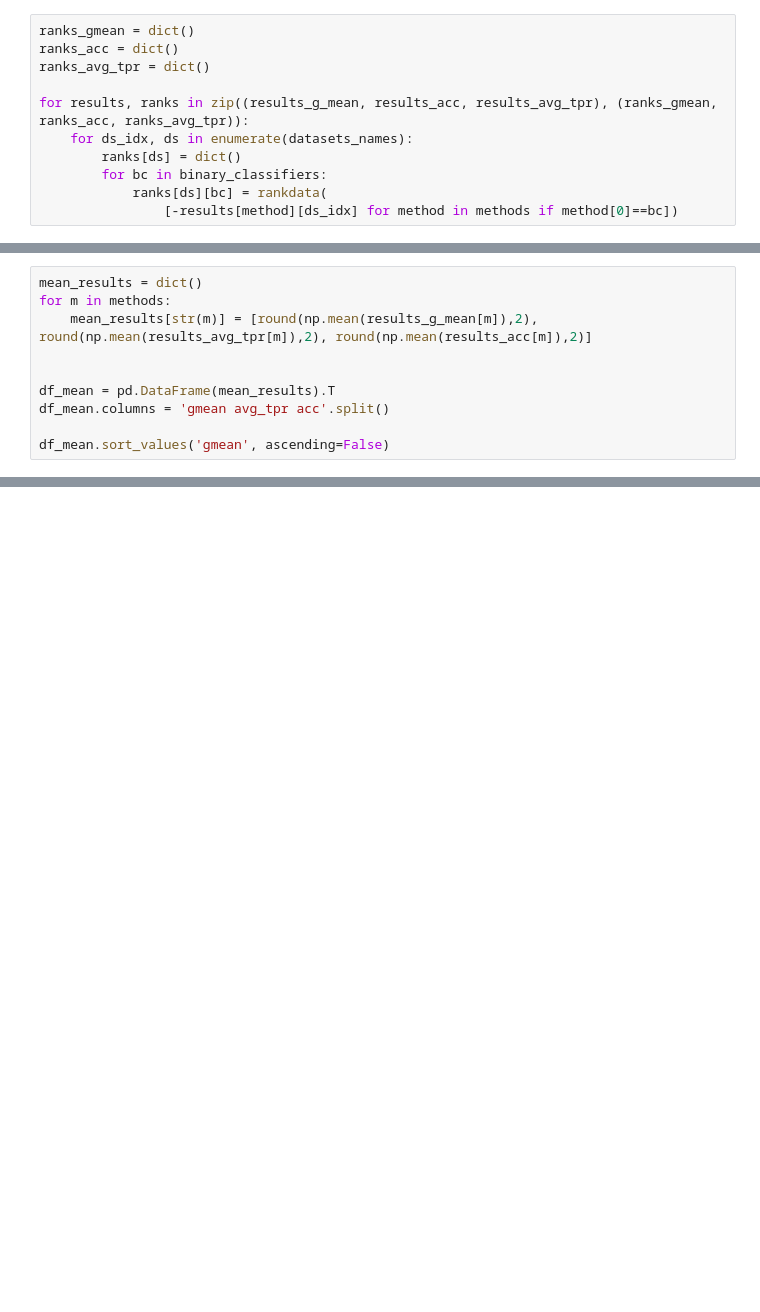
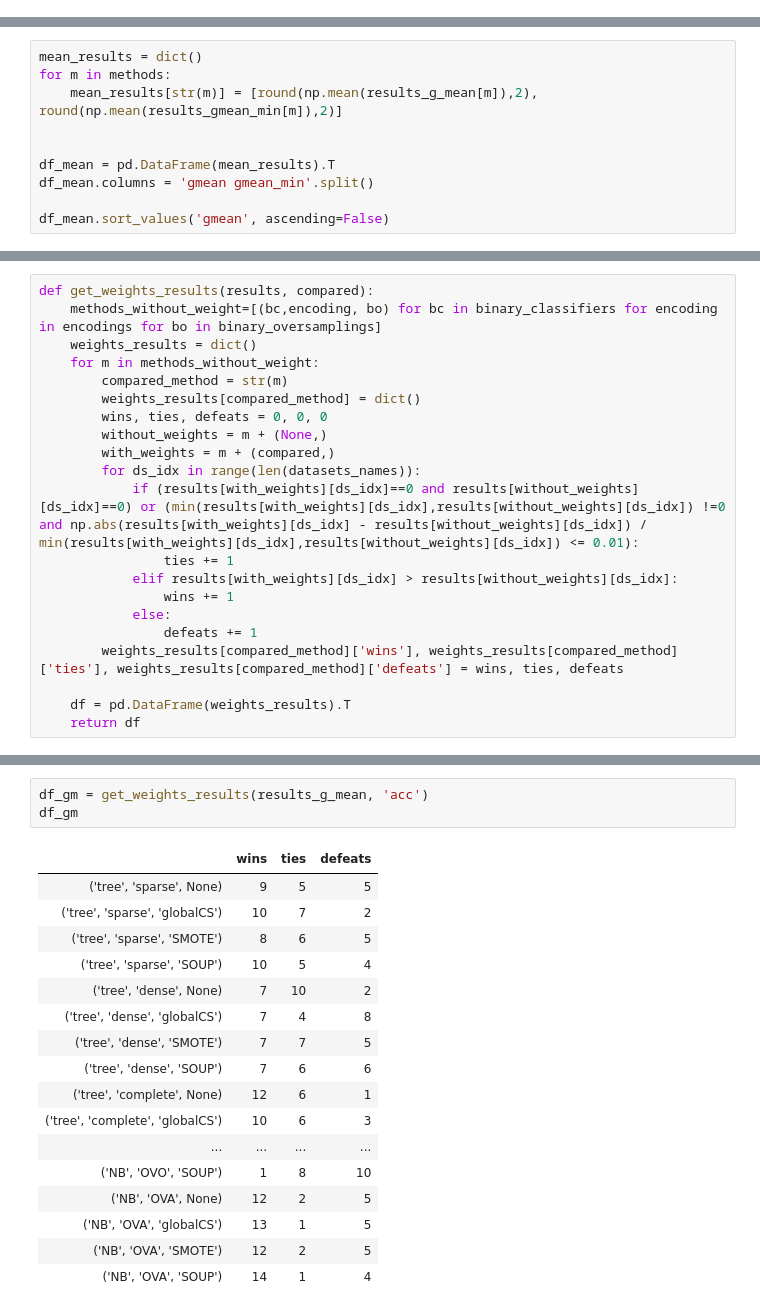
Before and after one commit to damianhorna/multi-imbalance, a Jupyter notebook: benchmarks/ensemble/ecoc.ipynb, the cells around one changed output, grey strips where cells are left out. Saved outputs shown, nothing was run; the diff lists cells and outputs as text; blank space fills up the shorter version.

```diff
--- a/benchmarks/ensemble/ecoc.ipynb
+++ b/benchmarks/ensemble/ecoc.ipynb
@@ -115,11 +154,0 @@ df_avg_tpr
-# %%
-ranks_gmean = dict()
-ranks_acc = dict()
-ranks_avg_tpr = dict()
-
-for results, ranks in zip((results_g_mean, results_acc, results_avg_tpr), (ranks_gmean, ranks_acc, ranks_avg_tpr)):
-    for ds_idx, ds in enumerate(datasets_names):
-        ranks[ds] = dict()
-        for bc in binary_classifiers:
-            ranks[ds][bc] = rankdata(
-                [-results[method][ds_idx] for method in methods if method[0]==bc])
@@ -163,10 +257,10 @@ df3.T.sort_values('CART')
 # %%
 mean_results = dict()
 for m in methods:
-    mean_results[str(m)] = [round(np.mean(results_g_mean[m]),2), round(np.mean(results_avg_tpr[m]),2), round(np.mean(results_acc[m]),2)]
+    mean_results[str(m)] = [round(np.mean(results_g_mean[m]),2), round(np.mean(results_gmean_min[m]),2)]
 
 
 df_mean = pd.DataFrame(mean_results).T
-df_mean.columns = 'gmean avg_tpr acc'.split()
+df_mean.columns = 'gmean gmean_min'.split()
 
 df_mean.sort_values('gmean', ascending=False)
@@ -172,0 +285,21 @@ df_mean.sort_values('gmean', ascending=False)
+# %%
+def get_weights_results(results, compared):
+    methods_without_weight=[(bc,encoding, bo) for bc in binary_classifiers for encoding in encodings for bo in binary_oversamplings]
+    weights_results = dict()
+    for m in methods_without_weight:
+        compared_method = str(m)
+        weights_results[compared_method] = dict()
+        wins, ties, defeats = 0, 0, 0
+        without_weights = m + (None,)
+        with_weights = m + (compared,)
+        for ds_idx in range(len(datasets_names)):
+            if (results[with_weights][ds_idx]==0 and results[without_weights][ds_idx]==0) or (min(results[with_weights][ds_idx],results[without_weights][ds_idx]) !=0 and np.abs(results[with_weights][ds_idx] - results[without_weights][ds_idx]) / min(results[with_weights][ds_idx],results[without_weights][ds_idx]) <= 0.01):
+                ties += 1
+            elif results[with_weights][ds_idx] > results[without_weights][ds_idx]:
+                wins += 1
+            else:
+                defeats += 1
+        weights_results[compared_method]['wins'], weights_results[compared_method]['ties'], weights_results[compared_method]['defeats'] = wins, ties, defeats
+
+    df = pd.DataFrame(weights_results).T
+    return df
@@ -172,0 +310,21 @@ df_mean.sort_values('gmean', ascending=False)
+# %%
+df_gm = get_weights_results(results_g_mean, 'acc')
+df_gm
+# %% [output]
+|  | wins | ties | defeats |
+| ('tree', 'sparse', None) | 9 | 5 | 5 |
+| ('tree', 'sparse', 'globalCS') | 10 | 7 | 2 |
+| ('tree', 'sparse', 'SMOTE') | 8 | 6 | 5 |
+| ('tree', 'sparse', 'SOUP') | 10 | 5 | 4 |
+| ('tree', 'dense', None) | 7 | 10 | 2 |
+| ('tree', 'dense', 'globalCS') | 7 | 4 | 8 |
+| ('tree', 'dense', 'SMOTE') | 7 | 7 | 5 |
+| ('tree', 'dense', 'SOUP') | 7 | 6 | 6 |
+| ('tree', 'complete', None) | 12 | 6 | 1 |
+| ('tree', 'complete', 'globalCS') | 10 | 6 | 3 |
+| ... | ... | ... | ... |
+| ('NB', 'OVO', 'SOUP') | 1 | 8 | 10 |
+| ('NB', 'OVA', None) | 12 | 2 | 5 |
+| ('NB', 'OVA', 'globalCS') | 13 | 1 | 5 |
+| ('NB', 'OVA', 'SMOTE') | 12 | 2 | 5 |
+| ('NB', 'OVA', 'SOUP') | 14 | 1 | 4 |
```
Also changed, not shown: parts of 29 cells of this notebook.
